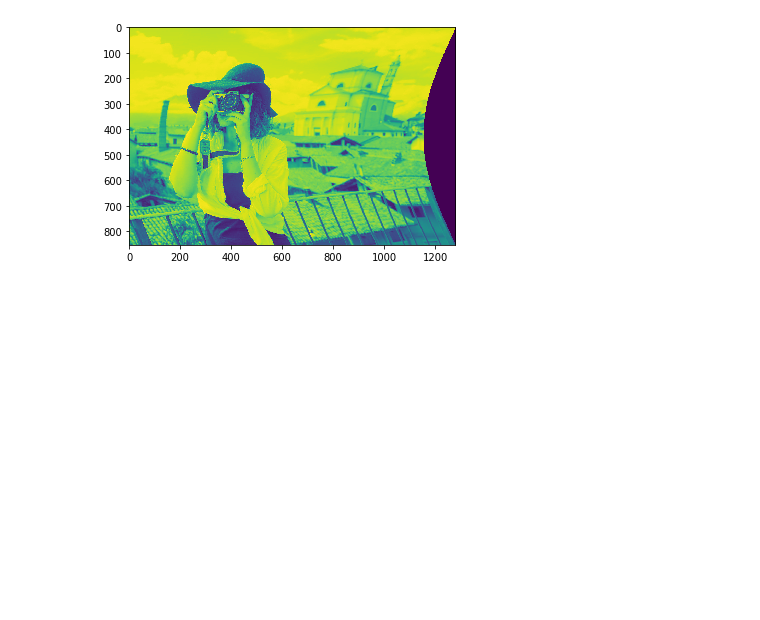
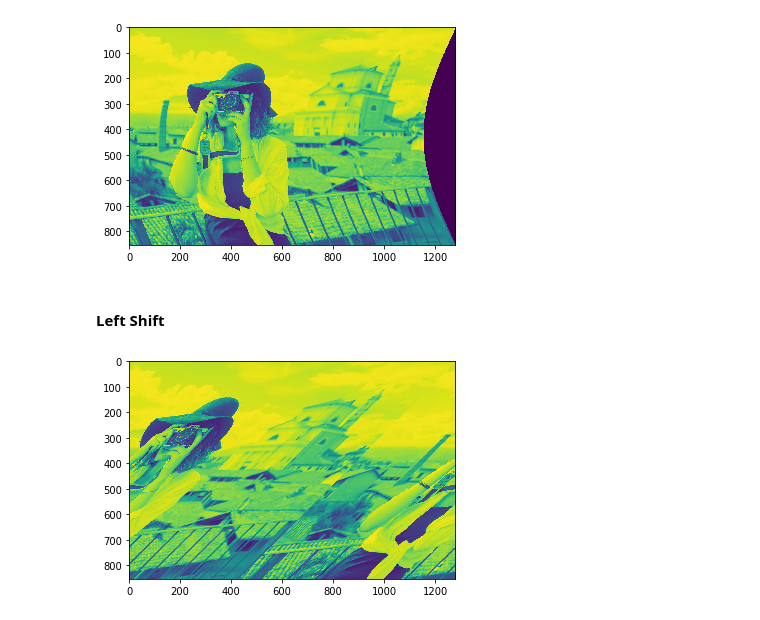
Before and after one commit to amitsanger3/warp-distorting-image, a Jupyter notebook: Warp.ipynb, the cells around one changed output. Drawn from its saved outputs; the diff is of its cells as text; code cells hidden in the pictures; blank space fills up the shorter version.

Commit message:
Commit 002: left-right shift added

```diff
--- a/Warp.ipynb
+++ b/Warp.ipynb
@@ -110,10 +110,34 @@ class Warp(object):
                     img_output[i,j] = 0
 
         return img_output
+
+    def left_shift(self):
+        """
+        For left shift
+        """
+        output = []
+        for i in range(self.image.shape[0]):
+            j = list(self.image[i])
+            k = j[i:]+j[:i]
+            output.append(k)
+
+        return np.array(output)
+
+    def right_shift(self):
+        """
+        For right shift
+        """
+        output = []
+        for i in range(self.image.shape[0]):
+            j = list(self.image[i])
+            k = j[self.image.shape[0]-i:]+j[:self.image.shape[0]-i]
+            output.append(k)
+
+        return np.array(output)
 # %% [markdown]
 #### Path where your image file is stored
 # %%
-path = '../DATA/New folder/'
+path =  '../INFO DATA/New folder/'
 # %% [markdown]
 #### Get all the files in list and select which one you want to distort
 # %%
@@ -169,3 +193,11 @@ plt.imshow(img_concave)
 plt.show()
 # %% [output]
 [figure]
+# %% [markdown]
+#### Left Shift
+# %%
+img_left = wp.left_shift()
+plt.imshow(img_left)
+plt.show()
+# %% [output]
+[figure, added]
```
Also changed, not shown: parts of 4 cells of this notebook.
